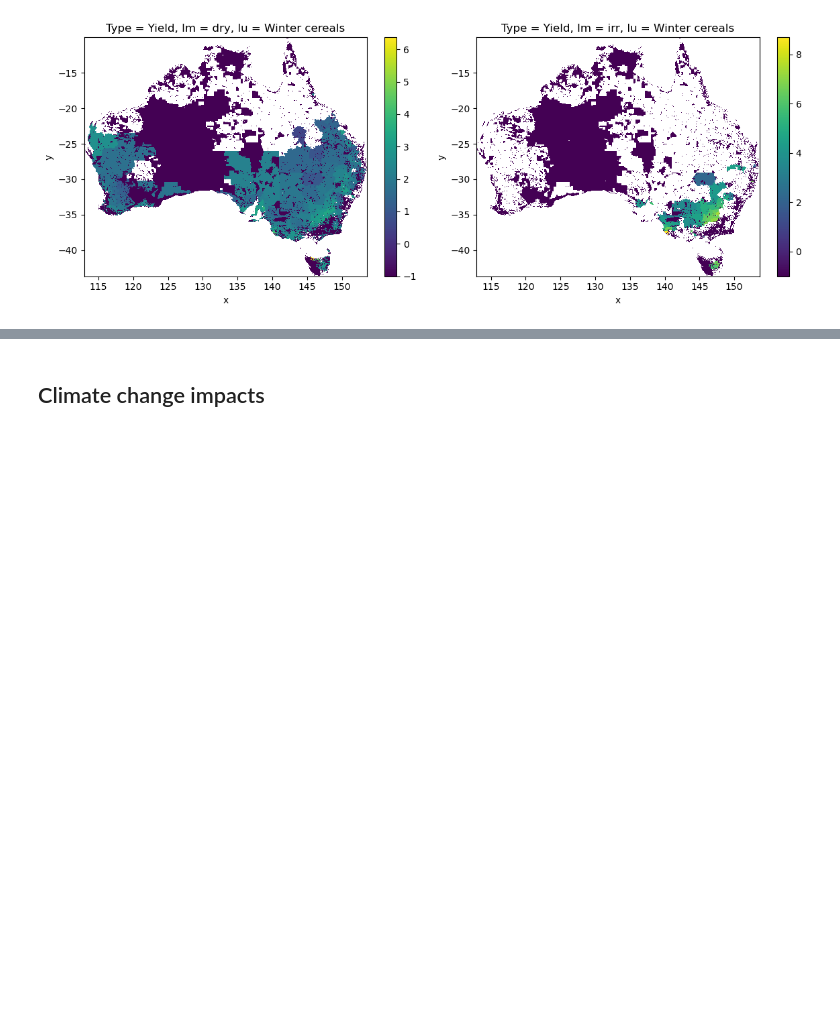
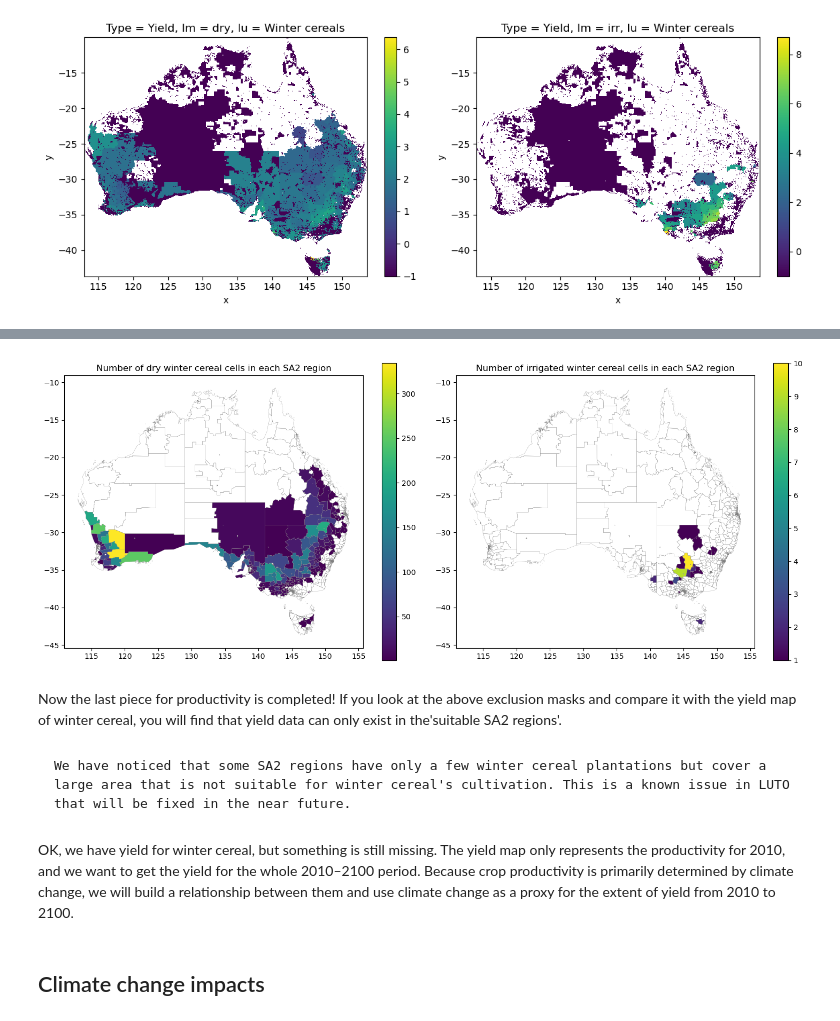
Before and after one commit to JinzhuWANG/LUTO_manual, a Jupyter notebook: _sources/Chap_1_1_LUTO_overview.ipynb, the cells around one changed output, grey strips where cells are left out. Cells and saved outputs as stored; diff of their text form; code cells hidden in the pictures; blank space fills up the shorter version.

````diff
--- a/_sources/Chap_1_1_LUTO_overview.ipynb
+++ b/_sources/Chap_1_1_LUTO_overview.ipynb
@@ -344,3 +418,43 @@ plot_dry_irr(p_dry, p_irr)
+# %%
+# REMOVE
+
+sa2 = gpd.read_file('luto/tools/Manual_jupyter_books/asset/sa2_2011_aus/SA2_2011_AUST_continental_simplified.shp')
+
+# Get the sum of pixels for each SA2 region
+lu_dry_bool = np.where(lu_arr_dry.values == 1, 1, 0)
+lu_irr_bool = np.where(lu_arr_irr.values == 1, 1, 0)
+
+lu_dry_sa2_sum = zonal_stats(sa2, lu_dry_bool, affine=lu_arr_dry.rio.transform(), nodata=0, stats='sum')
+lu_irr_sa2_sum = zonal_stats(sa2, lu_irr_bool, affine=lu_arr_irr.rio.transform(), nodata=0, stats='sum')
+
+sa2['dry_count'] = [x['sum'] for x in lu_dry_sa2_sum]
+sa2['irr_count'] = [x['sum'] for x in lu_irr_sa2_sum]
+# %%
+# HIDDE CODE
+fig, ax = plt.subplots(1, 2, figsize=(15, 6))
+
+# Plot for dry_count
+sa2.plot(ax=ax[0], column='dry_count', legend=True)
+sa2.plot(ax=ax[0], color='none', edgecolor='grey', linewidth=0.2)
+ax[0].set_title('Number of dry winter cereal cells in each SA2 region')
+
+# Plot for irr_count
+sa2.plot(ax=ax[1], column='irr_count', legend=True)
+sa2.plot(ax=ax[1], color='none', edgecolor='grey', linewidth=0.2)
+ax[1].set_title('Number of irrigated winter cereal cells in each SA2 region')
+
+plt.tight_layout()
+plt.show()
+# %% [output]
+[figure, added]
+# %% [markdown]
+Now the last piece for productivity is completed! If you look at the above exclusion masks and compare it with the yield map of winter cereal, you will find that yield data can only exist in the'suitable SA2 regions'.
+# %% [markdown]
+```{warning}
+We have noticed that some SA2 regions have only a few winter cereal plantations but cover a large area that is not suitable for winter cereal's cultivation. This is a known issue in LUTO that will be fixed in the near future.
+```
+# %% [markdown]
+OK, we have yield for winter cereal, but something is still missing. The yield map only represents the productivity for 2010, and we want to get the yield for the whole 2010–2100 period. Because crop productivity is primarily determined by climate change, we will build a relationship between them and use climate change as a proxy for the extent of yield from 2010 to 2100.
 # %% [markdown]
 ## Climate change impacts
 # %%
````
Also changed, not shown: parts of 26 cells of this notebook, 8 other files.
